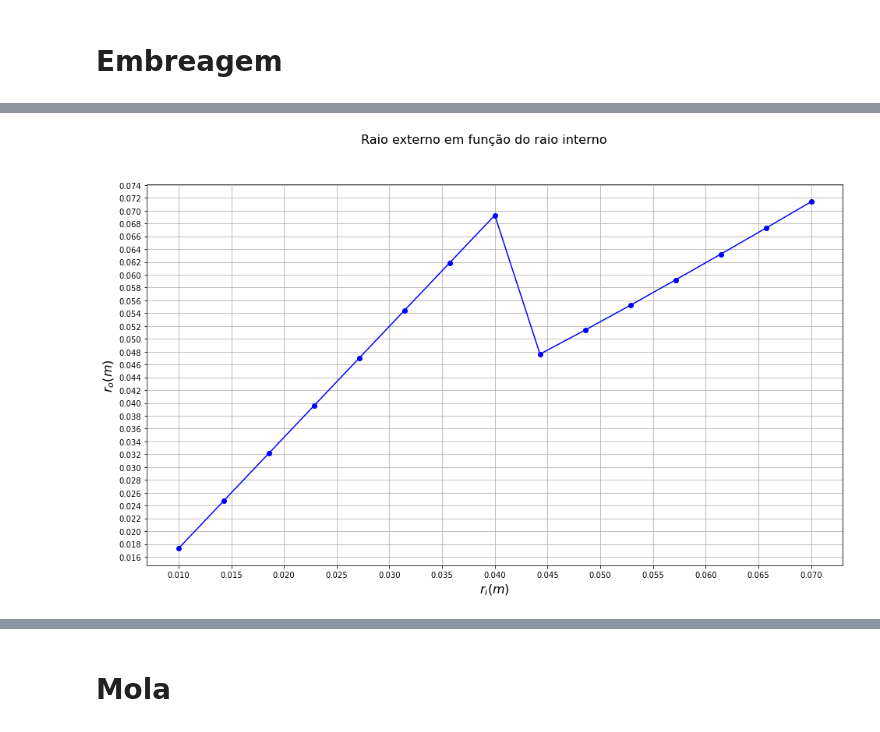
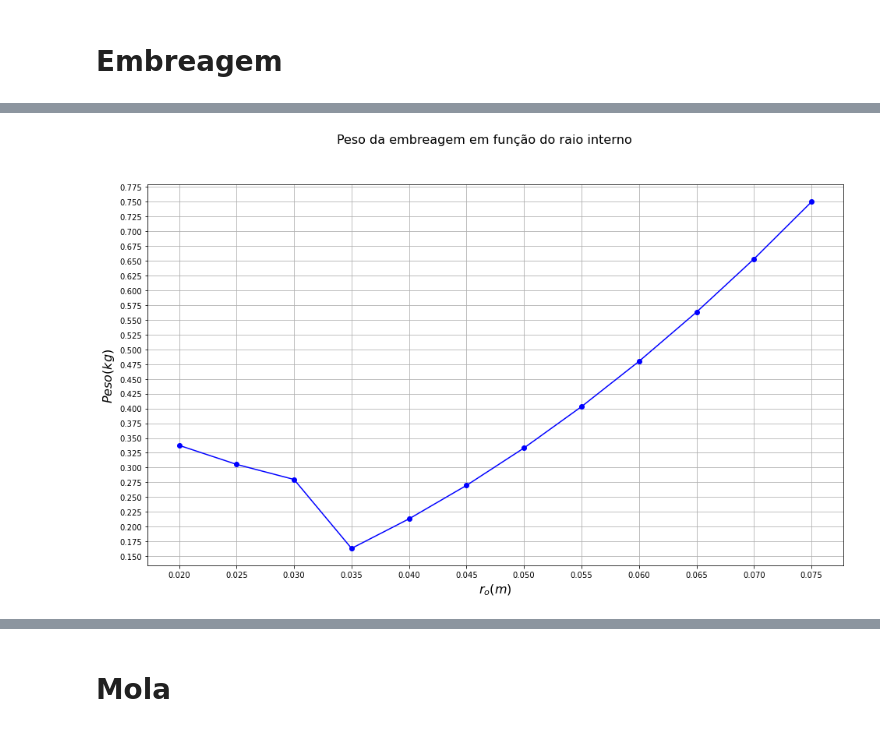
Before and after one commit to Esterci/Engenharia_Mecanica_UFJF, a Jupyter notebook: 12_periodo/elementos_II/embreagem_study.ipynb, the cells around one changed output, grey strips where cells are left out. Drawn from its saved outputs; the diff is of its cells as text; code cells hidden in the pictures.

```diff
--- a/12_periodo/elementos_II/embreagem_study.ipynb
+++ b/12_periodo/elementos_II/embreagem_study.ipynb
@@ -13,3 +13,15 @@ import pandas as pd
 - 1 mm para soltar
 # %% [markdown]
 # Embreagem
+# %%
+# constantes embragem
+
+Pot = 7.5e3
+w = 900 / 60 * 2 * np.pi
+torque_proj = Pot / w
+f = 0.45
+p_max = 2070e3
+b = 3e-3
+rho_emb = 7070
+r_pinhao = 75
+torque_proj
@@ -93,26 +109,26 @@ df_emb
 # %%
 fig = plt.figure(figsize=[16, 9])
-fig.suptitle('Raio externo em função do raio interno', fontsize=16)
+fig.suptitle('Peso da embreagem em função do raio interno', fontsize=16)
 
 ax = fig.add_subplot(1,1,1)
 
 # Plotando 2D
 
-ax.plot(df_emb.r_i,
+ax.plot(df_emb.r_o,
+    df_emb.P,
+    'o',
     df_emb.r_o,
-    'o',
-    df_emb.r_i,
-    df_emb.r_o,
+    df_emb.P,
     '-',
     color='b',
 )
 
 ax.locator_params(axis='y', nbins=30)
 ax.locator_params(axis='x', nbins=20)
-ax.set_ylabel('$r_o (m)$', fontsize=16)
-ax.set_xlabel('$r_i (m)$', fontsize=16)
+ax.set_ylabel('$Peso (kg)$', fontsize=16)
+ax.set_xlabel('$r_o (m)$', fontsize=16)
 ax.grid()
 
 plt.show()
 # %% [output]
-[figure, old version]
+[figure, new version]
```
Also changed, not shown: parts of 11 cells of this notebook, 2 other files.
